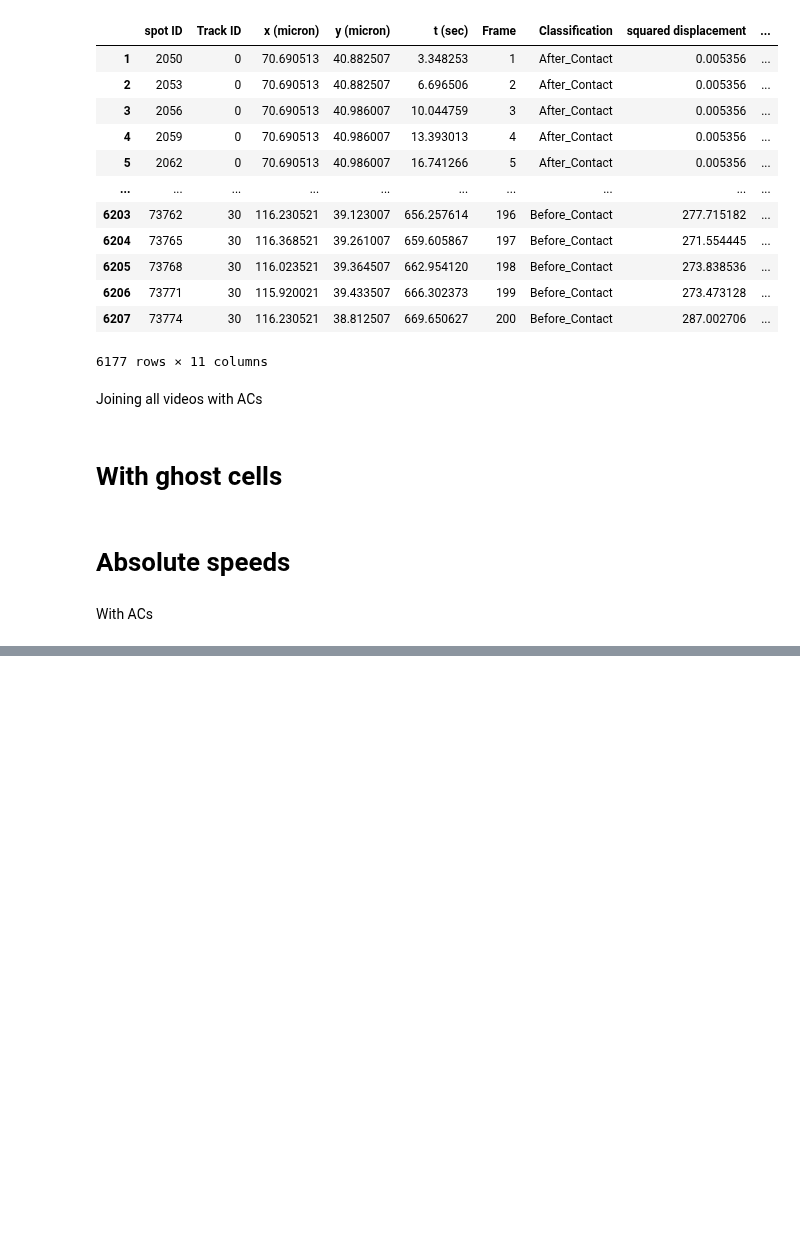
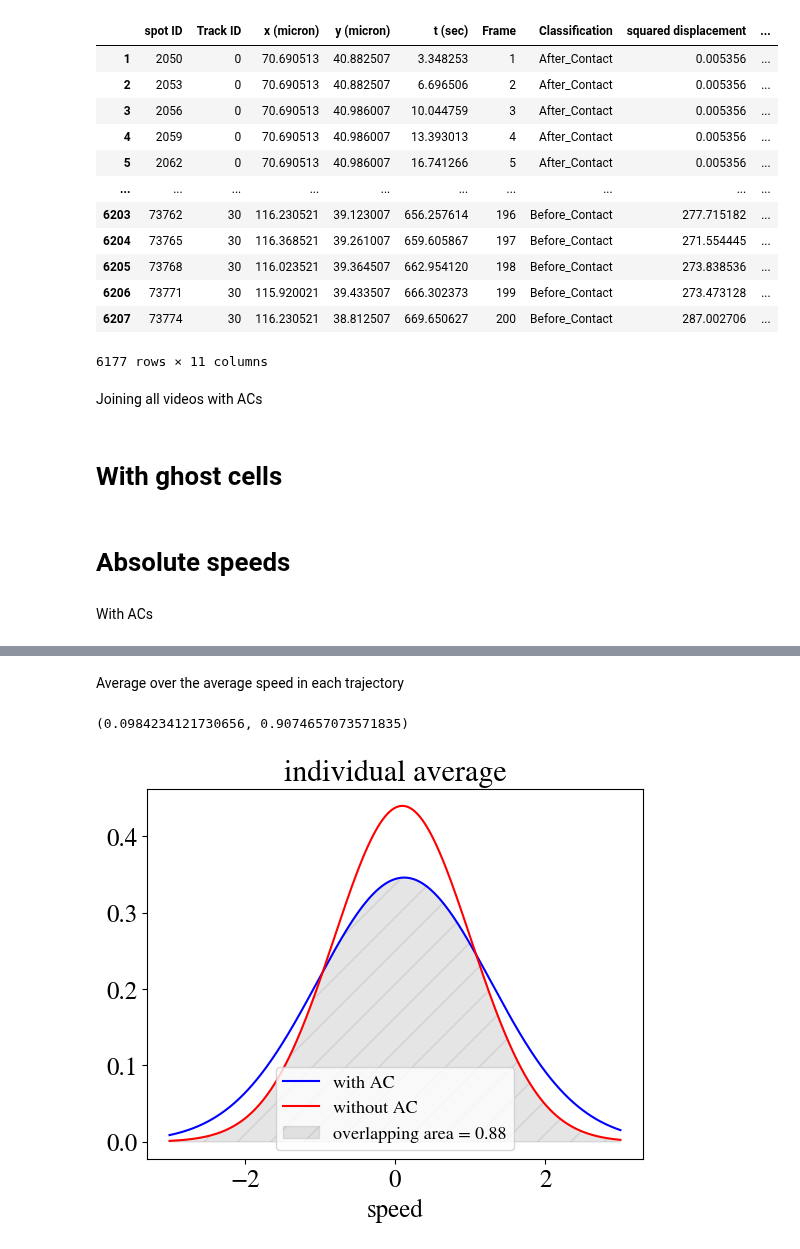
Before and after one commit to jannesantana/bacteria, a Jupyter notebook: speed_vs_distance_to_AC.ipynb, the cells around one changed output, grey strips where cells are left out. Cells and saved outputs as stored; diff of their text form; code cells hidden in the pictures; blank space fills up the shorter version.

```diff
--- a/speed_vs_distance_to_AC.ipynb
+++ b/speed_vs_distance_to_AC.ipynb
@@ -772,0 +817,21 @@ avg speed = 0.12229 +- 0.21909
+# %%
+speeds_video5_wAC = []
+errspeeds_video5_wAC = []
+for i,id in enumerate(ids_AC_video5):
+    traj= AC_video5_dataframe[AC_video5_dataframe['Track ID'] == id].sort_values('Frame')
+    speed = traj.values[:,10]
+    speeds_video5_wAC.append(speed.mean())
+    errspeeds_video5_wAC.append(speed.std())
+
+errspeeds_video5_wAC = np.square(np.array(errspeeds_video5_wAC))
+errspeeds_video5_wAC_value_avg = np.sqrt(np.sum(errspeeds_video5_wAC))
+# %%
+speeds_videos_w_AC = {}
+speeds_videos_w_AC['video 1'] = [np.average(speeds_video1_wAC),errspeeds_video1_wAC_value_avg]
+speeds_videos_w_AC['video 2'] = [np.average(speeds_video2_wAC),errspeeds_video2_wAC_value_avg]
+speeds_videos_w_AC['video 5'] = [np.average(speeds_video5_wAC),errspeeds_video5_wAC_value_avg]
+
+videos=list(speeds_videos_w_AC.keys())
+final_avg_wAC = (speeds_videos_w_AC['video 1'][0]+speeds_videos_w_AC['video 2'][0]+speeds_videos_w_AC['video 5'][0])/3
+final_std_wAC = np.sqrt(speeds_videos_w_AC['video 1'][1]**2+speeds_videos_w_AC['video 2'][1]**2+speeds_videos_w_AC['video 5'][1]**2)
+final_avg_wAC,final_std_wAC
@@ -772,0 +866,53 @@ avg speed = 0.12229 +- 0.21909
+# %% [markdown]
+Average over the average speed in each trajectory
+# %%
+videos= [2,3,4]
+
+
+videos_speeds_wo_AC = []
+stds_speeds_wo_AC = []
+for video in videos:
+
+    ids2 =  np.loadtxt(f'data/new-videos/video{video}/ids_video{video}.dat',dtype=int)
+
+    aux = []
+    aux_std=[]
+    for id in ids2:
+        speed = np.loadtxt(f'data/new-videos/video{video}/velocities/mag_v_time_bact_id_{id}.dat',usecols=1)
+        aux.append(speed.mean())
+
+        aux_std.append(speed.std())
+    avg= np.average(aux)
+    aux_std = np.array(aux_std)
+    std = np.sqrt(np.sum(np.square(aux_std)))
+    videos_speeds_wo_AC.append(avg)
+    stds_speeds_wo_AC.append(std)
+
+final_avg_woAC = np.average(videos_speeds_wo_AC)
+final_std_woAC = np.sqrt(np.sum(np.square(stds_speeds_wo_AC)))
+final_avg_woAC,final_std_woAC
+# %% [output]
+(0.0984234121730656, 0.9074657073571835)
+# %%
+import scipy.stats as stats
+
+fig,ax = plt.subplots()
+
+x = np.linspace(-3,3,800)
+
+dist_wAC = stats.norm.pdf(x,final_avg_wAC,final_std_wAC)
+dist_woAC = stats.norm.pdf(x,final_avg_woAC,final_std_woAC)
+min_bt_arrays=[]
+for i in range(len(x)):
+    min_bt_arrays.append(min(dist_wAC[i],dist_woAC[i]))
+overlap = np.trapz(min_bt_arrays,x)
+
+ax.plot(x, dist_wAC,color='blue', label = 'with AC')
+ax.plot(x, dist_woAC,color='red', label = 'without AC')
+ax.fill_between(x,0,min_bt_arrays,color='grey',alpha=0.2,label=f'overlapping area = {overlap:.2f}',hatch='/')
+ax.set_xlabel('speed')
+plt.title('individual average')
+ax.legend(fontsize=13,markerscale=0)
+plt.show()
+# %% [output]
+[figure, added]
```
Also changed, not shown: parts of 20 cells of this notebook, 2 other files.
